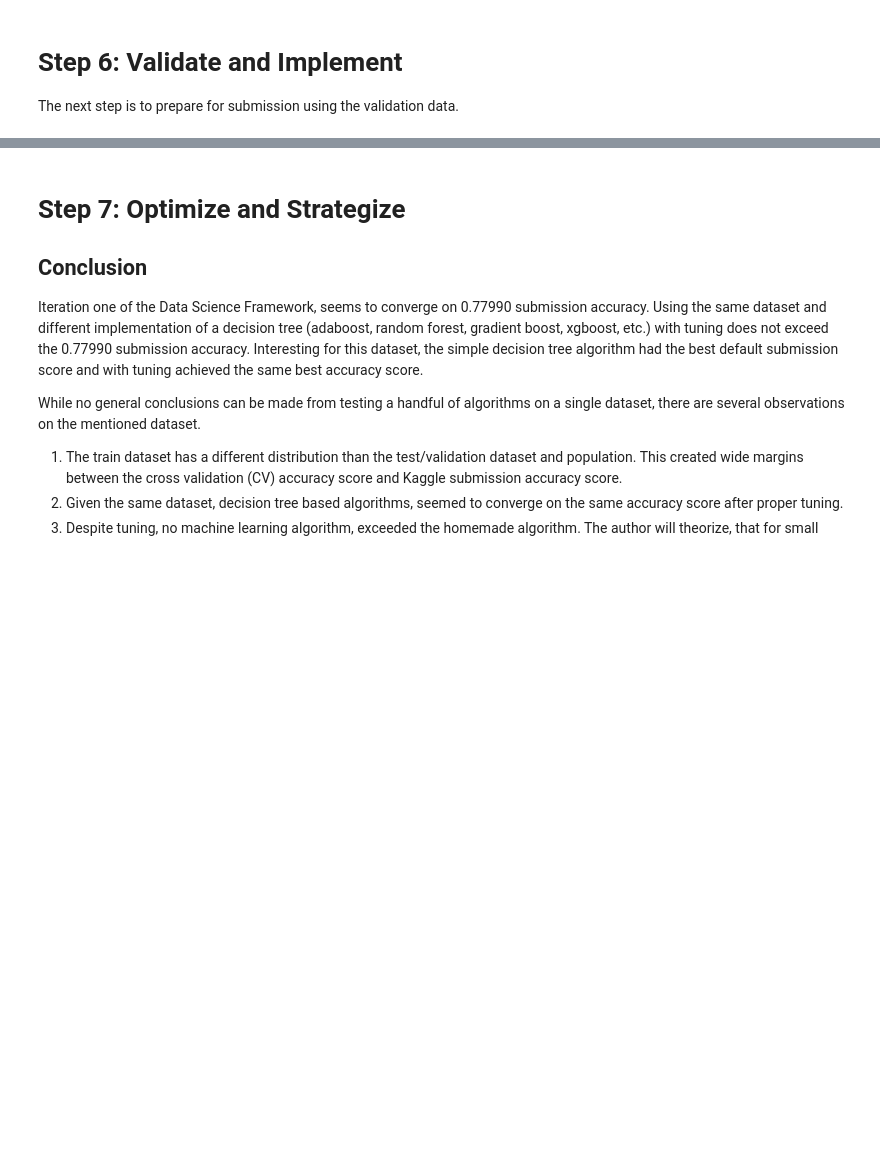
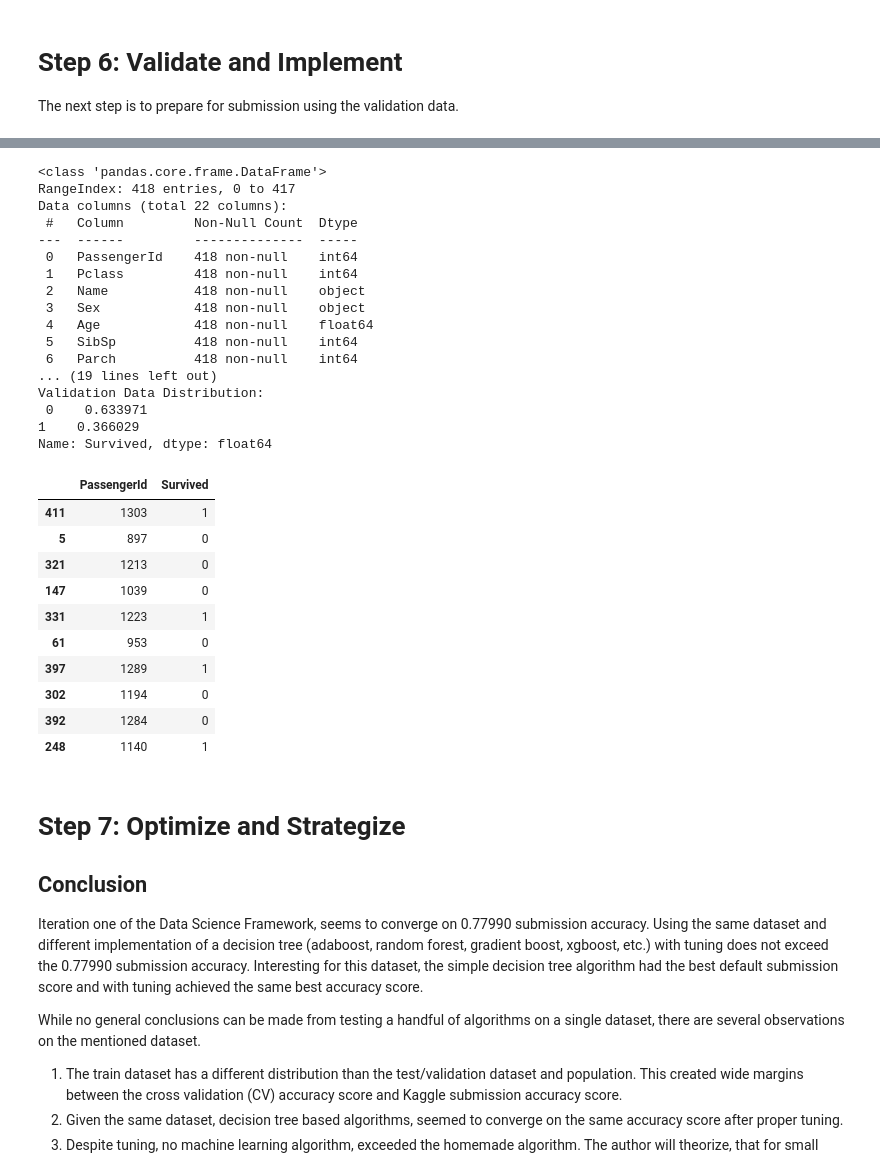
Before and after one commit to XIRZC/bank-telemarketing-analysis, a Jupyter notebook: Titanic_Surviving_Data_Mining_Template.ipynb, the cells around one changed output, grey strips where cells are left out. Drawn from its saved outputs; the diff is of its cells as text; code cells hidden in the pictures; blank space fills up the shorter version.

```diff
--- a/Titanic_Surviving_Data_Mining_Template.ipynb
+++ b/Titanic_Surviving_Data_Mining_Template.ipynb
@@ -909,9 +928,11 @@ Reference: [Cross-Validation and Decision Tree Tutorial](http://www.cs.utoronto.
 for index, row in data1.iterrows():
     #random number generator: https://docs.python.org/2/library/random.html
     if random.random() > .5:     # Random float x, 0.0 <= x < 1.0
-        data1.set_value(index, 'Random_Predict', 1) #predict survived/1
+        #data1.set_value(index, 'Random_Predict', 1) #predict survived/1
+        data1.at[index, 'Random_Predict'] = 1
     else:
-        data1.set_value(index, 'Random_Predict', 0) #predict died/0
+        #data1.set_value(index, 'Random_Predict', 0) #predict died/0
+        data1.at[index, 'Random_Predict'] = 0
 
 
 #score random guess of survival. Use shortcut 1 = Right Guess and 0 = Wrong Guess
@@ -1596,34 +1726,63 @@ data_val['Survived'] = mytree(data_val).astype(int)
 #gradient boosting w/full dataset modeling submission score: defaults= 0.75119, tuned= 0.77033
 #submit_gbc = ensemble.GradientBoostingClassifier()
 #submit_gbc = model_selection.GridSearchCV(ensemble.GradientBoostingClassifier(), param_grid={'learning_rate': grid_ratio, 'n_estimators': grid_n_estimator, 'max_depth': grid_max_depth, 'random_state':grid_seed}, scoring = 'roc_auc', cv = cv_split)
 #submit_gbc.fit(data1[data1_x_bin], data1[Target])
 #print('Best Parameters: ', submit_gbc.best_params_) #Best Parameters:  {'learning_rate': 0.25, 'max_depth': 2, 'n_estimators': 50, 'random_state': 0}
 #data_val['Survived'] = submit_gbc.predict(data_val[data1_x_bin])
 
 #extreme boosting w/full dataset modeling submission score: defaults= 0.73684, tuned= 0.77990
 #submit_xgb = XGBClassifier()
 #submit_xgb = model_selection.GridSearchCV(XGBClassifier(), param_grid= {'learning_rate': grid_learn, 'max_depth': [0,2,4,6,8,10], 'n_estimators': grid_n_estimator, 'seed': grid_seed}, scoring = 'roc_auc', cv = cv_split)
 #submit_xgb.fit(data1[data1_x_bin], data1[Target])
 #print('Best Parameters: ', submit_xgb.best_params_) #Best Parameters:  {'learning_rate': 0.01, 'max_depth': 4, 'n_estimators': 300, 'seed': 0}
 #data_val['Survived'] = submit_xgb.predict(data_val[data1_x_bin])
 
 
 #hard voting classifier w/full dataset modeling submission score: defaults= 0.75598, tuned = 0.77990
 #data_val['Survived'] = vote_hard.predict(data_val[data1_x_bin])
 data_val['Survived'] = grid_hard.predict(data_val[data1_x_bin])
 
 
 #soft voting classifier w/full dataset modeling submission score: defaults= 0.73684, tuned = 0.74162
 #data_val['Survived'] = vote_soft.predict(data_val[data1_x_bin])
 #data_val['Survived'] = grid_soft.predict(data_val[data1_x_bin])
 
 
 #submit file
 submit = data_val[['PassengerId','Survived']]
-submit.to_csv("../working/submit.csv", index=False)
+submit.to_csv("./Titanic_Data/submit.csv", index=False)
 
 print('Validation Data Distribution: \n', data_val['Survived'].value_counts(normalize = True))
 submit.sample(10)
+# %% [output]
+<class 'pandas.core.frame.DataFrame'>
+RangeIndex: 418 entries, 0 to 417
+Data columns (total 22 columns):
+ #   Column         Non-Null Count  Dtype
+---  ------         --------------  -----
+ 0   PassengerId    418 non-null    int64
+ 1   Pclass         418 non-null    int64
+ 2   Name           418 non-null    object
+ 3   Sex            418 non-null    object
+ 4   Age            418 non-null    float64
+ 5   SibSp          418 non-null    int64
+ 6   Parch          418 non-null    int64
+... (19 lines left out)
+Validation Data Distribution:
+ 0    0.633971
+1    0.366029
+Name: Survived, dtype: float64
+|  | PassengerId | Survived |
+| 411 | 1303 | 1 |
+| 5 | 897 | 0 |
+| 321 | 1213 | 0 |
+| 147 | 1039 | 0 |
+| 331 | 1223 | 1 |
+| 61 | 953 | 0 |
+| 397 | 1289 | 1 |
+| 302 | 1194 | 0 |
+| 392 | 1284 | 0 |
+| 248 | 1140 | 1 |
 # %% [markdown]
 <a id="ch12"></a>
 # Step 7: Optimize and Strategize
```
Also changed, not shown: parts of 17 cells of this notebook, 6 other files.
